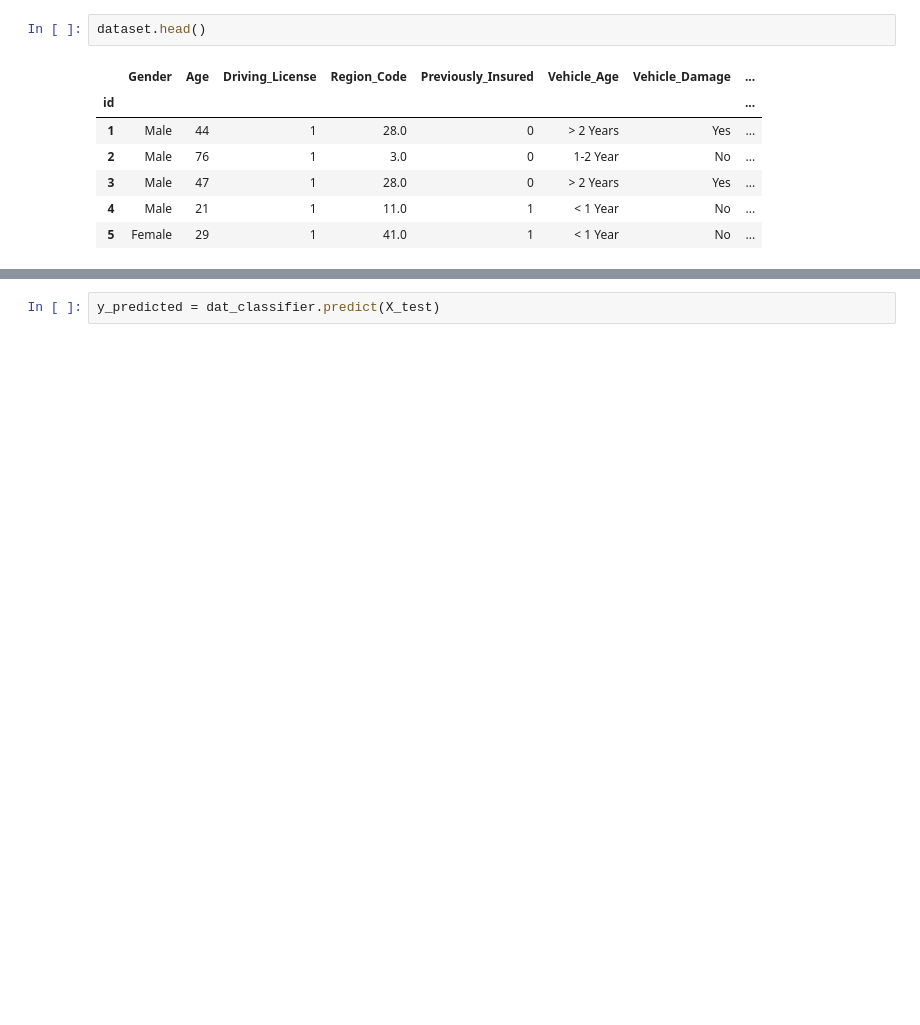
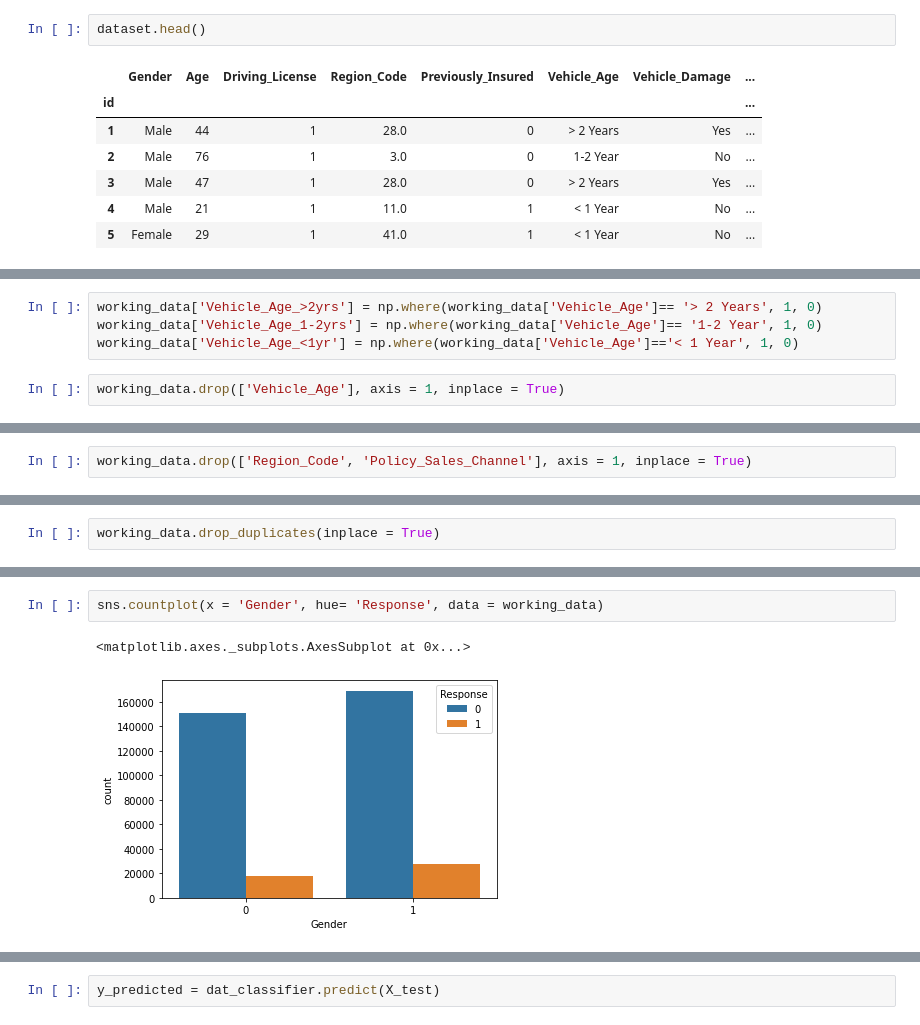
Before and after one commit to me-smishra27/HEALTH-INSURANCE-CROSS-SELL-PREDICTION, a Jupyter notebook: HEALTH_INSURANCE_CROSS_SELL_PREDICTION.ipynb, the cells around one changed output, grey strips where cells are left out. Drawn from its saved outputs; the diff is of its cells as text; blank space fills up the shorter version.

```diff
--- a/HEALTH_INSURANCE_CROSS_SELL_PREDICTION.ipynb
+++ b/HEALTH_INSURANCE_CROSS_SELL_PREDICTION.ipynb
@@ -319,0 +76,6 @@ X.head()
+# %%
+working_data['Vehicle_Age_>2yrs'] = np.where(working_data['Vehicle_Age']== '> 2 Years', 1, 0)
+working_data['Vehicle_Age_1-2yrs'] = np.where(working_data['Vehicle_Age']== '1-2 Year', 1, 0)
+working_data['Vehicle_Age_<1yr'] = np.where(working_data['Vehicle_Age']=='< 1 Year', 1, 0)
+# %%
+working_data.drop(['Vehicle_Age'], axis = 1, inplace = True)
@@ -319,0 +92,2 @@ X.head()
+# %%
+working_data.drop(['Region_Code', 'Policy_Sales_Channel'], axis = 1, inplace = True)
@@ -319,0 +104,2 @@ X.head()
+# %%
+working_data.drop_duplicates(inplace = True)
@@ -319,0 +113,5 @@ X.head()
+# %%
+sns.countplot(x = 'Gender', hue= 'Response', data = working_data)
+# %% [output]
+<matplotlib.axes._subplots.AxesSubplot at 0x...>
+[figure, added]
```
Also changed, not shown: parts of 76 cells of this notebook.
